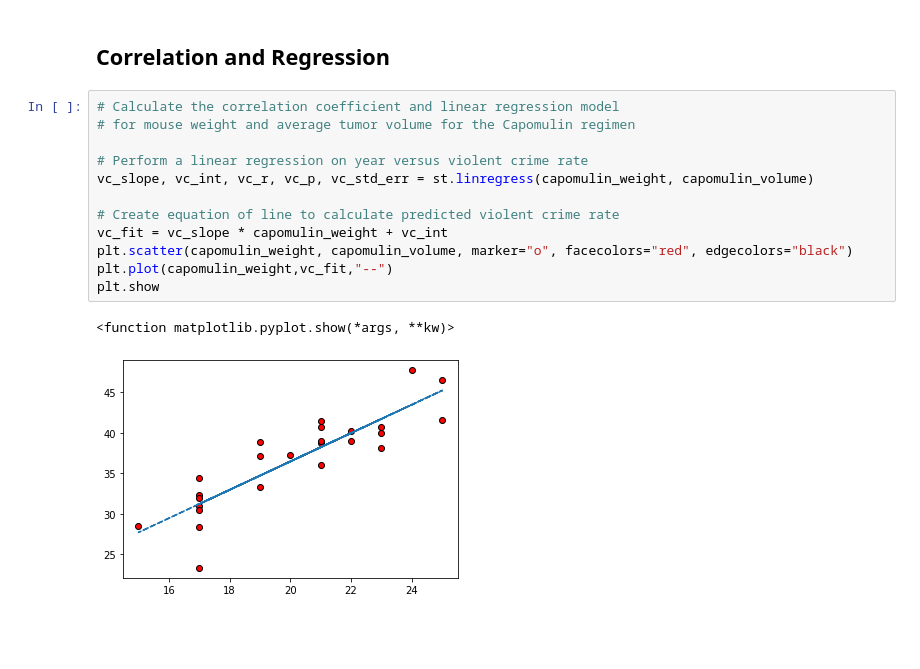
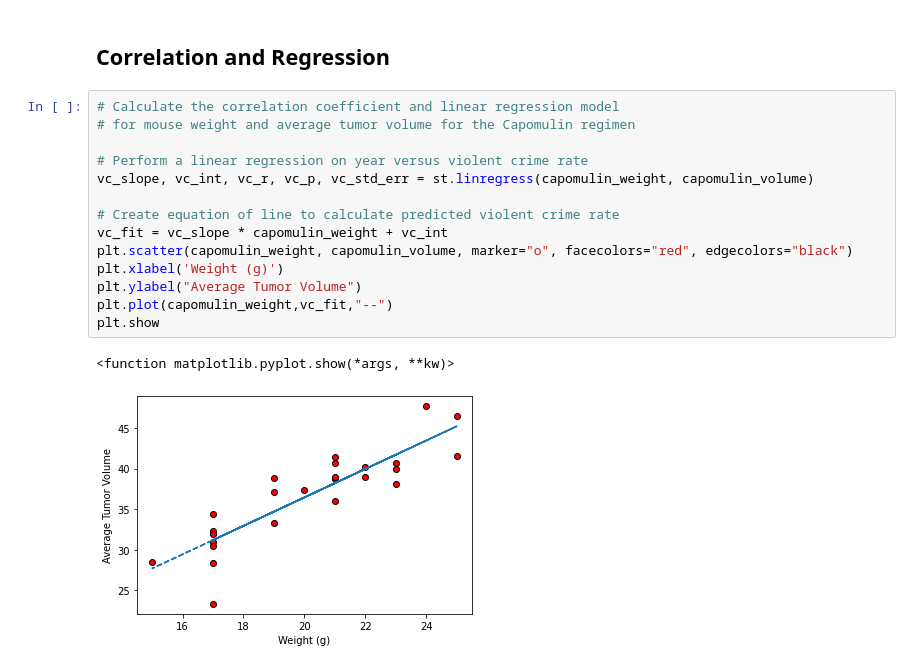
Before and after one commit to Danne-Paredes/Matplotlib-challenge, a Jupyter notebook: Pymaceuticals/pymaceuticals_starter.ipynb, the cells around one changed output. Saved outputs shown, nothing was run; the diff lists cells and outputs as text; blank space fills up the shorter version.

```diff
--- a/Pymaceuticals/pymaceuticals_starter.ipynb
+++ b/Pymaceuticals/pymaceuticals_starter.ipynb
@@ -287,15 +294,17 @@ plt.scatter(capomulin_weight, capomulin_volume, marker="o", facecolors="red", ed
 # %%
 # Calculate the correlation coefficient and linear regression model
 # for mouse weight and average tumor volume for the Capomulin regimen
 
 # Perform a linear regression on year versus violent crime rate
 vc_slope, vc_int, vc_r, vc_p, vc_std_err = st.linregress(capomulin_weight, capomulin_volume)
 
 # Create equation of line to calculate predicted violent crime rate
 vc_fit = vc_slope * capomulin_weight + vc_int
 plt.scatter(capomulin_weight, capomulin_volume, marker="o", facecolors="red", edgecolors="black")
+plt.xlabel('Weight (g)')
+plt.ylabel("Average Tumor Volume")
 plt.plot(capomulin_weight,vc_fit,"--")
 plt.show
 # %% [output]
 <function matplotlib.pyplot.show(*args, **kw)>
-[figure, old version]
+[figure, new version]
```
Also changed, not shown: parts of 7 cells of this notebook.
